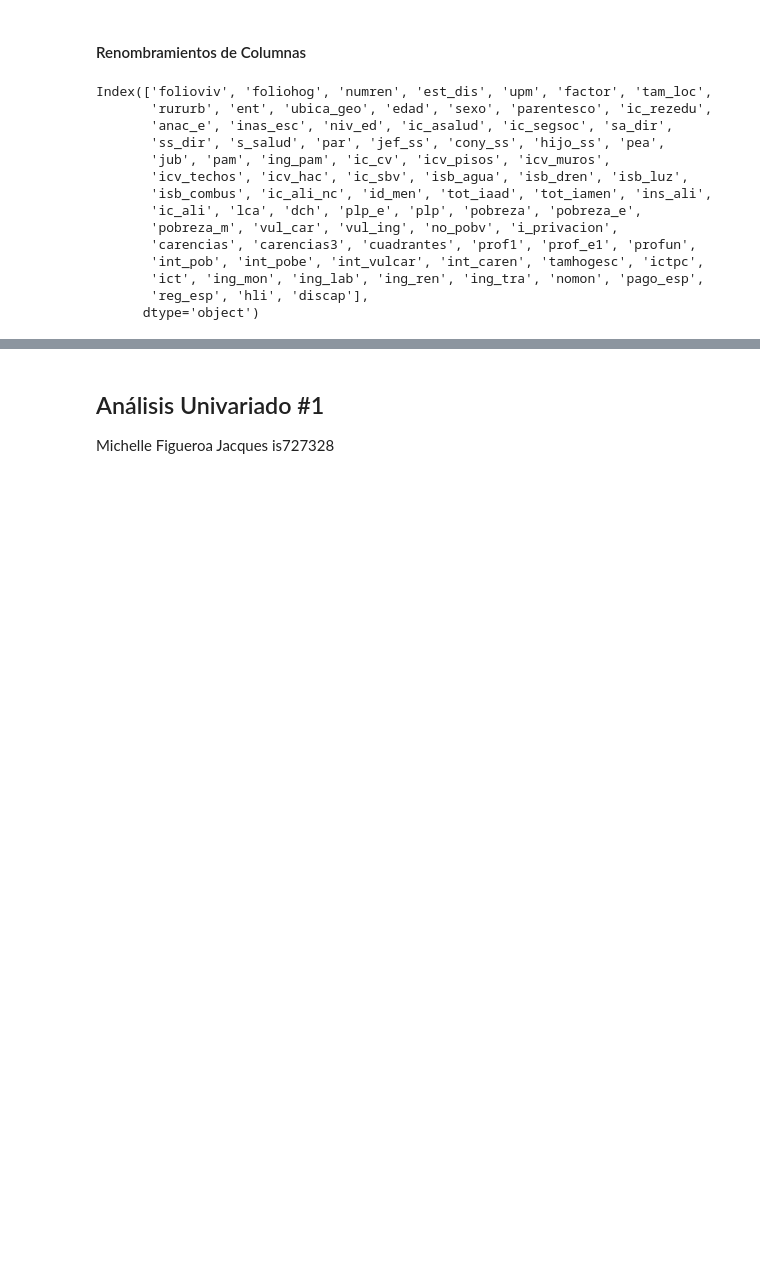
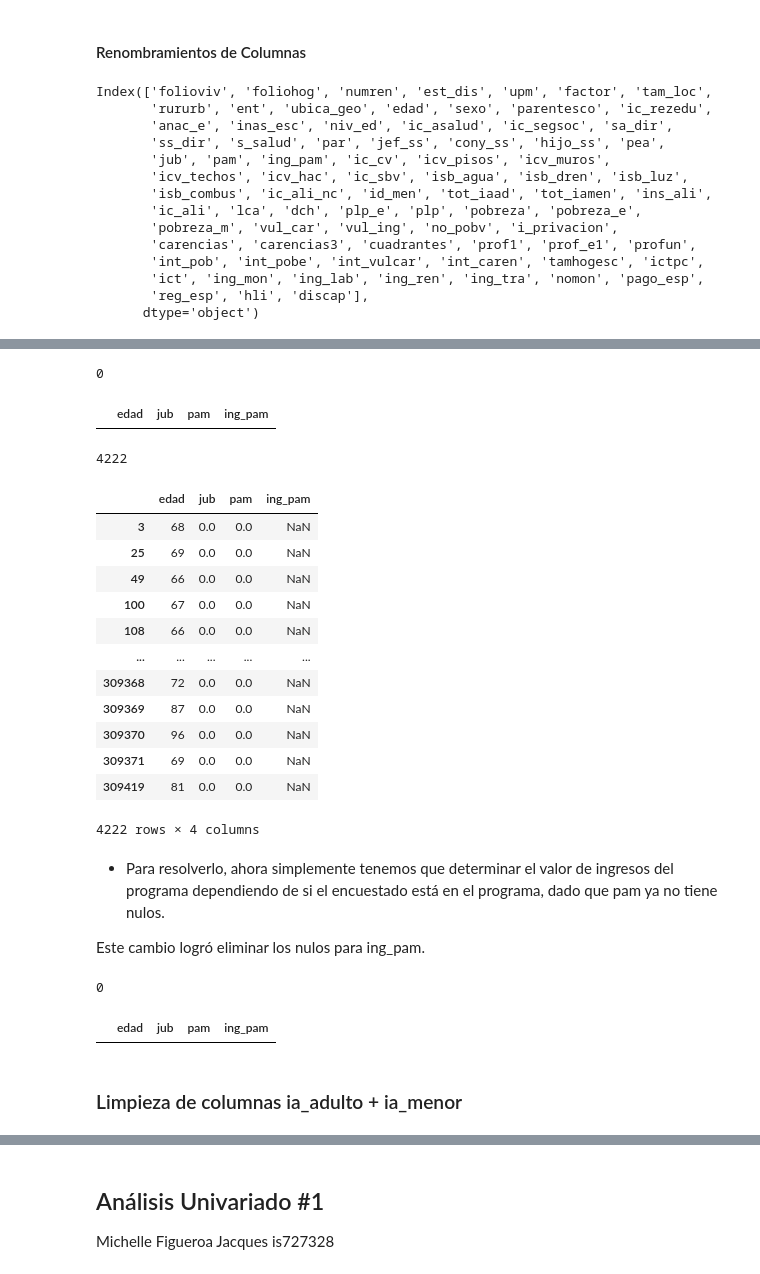
Before and after one commit to Sofia-VA/Proyecto-PAD, a Jupyter notebook: E1/EDA_Univariable.ipynb, the cells around one changed output, grey strips where cells are left out. Saved outputs shown, nothing was run; the diff lists cells and outputs as text; code cells hidden in the pictures; blank space fills up the shorter version.

```diff
--- a/E1/EDA_Univariable.ipynb
+++ b/E1/EDA_Univariable.ipynb
@@ -256,7 +262,7 @@ Index(['folioviv', 'foliohog', 'numren', 'est_dis', 'upm', 'factor', 'tam_loc',
     # Permanecen iguales ['ent','est_dis','factor','rururb','tam_loc','ubica_geo','upm']
 # Información personal
     # Permanecen iguales:  ['discap','edad','jub','hli','pam','sexo','tamhogesc','parentesco']
-df.rename(
+df = df.rename(
     columns= {'anac_e':'a_nacim',
               'inas_esc':'ed_inas',
               'niv_ed':'ed_niv',
@@ -265,7 +271,7 @@ df.rename(
 )
 # Información de salud y seguro
         # Permanecen iguales:  ['ss_dir','par']
-df.rename(
+df = df.rename(
     columns= {'ins_ali':'ali_ins',
               'lca':'ali_lim',
               'dch':'ali_dieta',
@@ -278,7 +284,7 @@ df.rename(
 )
 # Información económica
         # Permanecen iguales:  ['ing_mon','ing_lab','ing_ren','ing_tra','ing_pam','pea',]
-df.rename(
+df = df.rename(
     columns= {'ict':'ing_t',
               'ictpc':'ing_t_pc',
               'nomon':'ing_nomon',
@@ -288,7 +294,7 @@ df.rename(
 )
 # Indicadores de carencias
         # Permanecen iguales:  ['ic_ali','ic_ali_nc','ic_rezedu','ic_segsoc','icv_pisos','icv_muros','icv_techos','icv_hac',]
-df.rename(
+df = df.rename(
     columns= {'carencias':'ic_1',
               'carencias3':'ic_3',
               'ic_asalud':'ic_salud_s',
@@ -302,7 +308,7 @@ df.rename(
 )
 # Otros indicadores y escalas
         # Permanecen iguales:  ['cuadrantes','int_pob','pobreza', 'pobreza_e','pobreza_m','vul_ing',]
-df.rename(
+df = df.rename(
     columns= {'tot_iaad':'ia_adulto',
               'tot_iamen':'ia_menor',
               'int_pobe':'int_pob_e',
@@ -345,0 +379,42 @@ memory usage: 186.6 MB
+# %%
+# Si la edad es menor de 65, pam e ing_pam serán igual a 0
+df.loc[df['edad'] < 65, ['pam', 'ing_pam']] = 0,0
+# PAM
+df.isnull().sum()['pam']
+df[df['pam'].isna()][["edad","jub","pam","ing_pam"]]
+# %% [output]
+0
+|  | edad | jub | pam | ing_pam |
+# %%
+# ING PAM
+df.isnull().sum()['ing_pam']
+df[df['ing_pam'].isna()][["edad","jub","pam","ing_pam"]]
+# %% [output]
+4222
+|  | edad | jub | pam | ing_pam |
+| 3 | 68 | 0.0 | 0.0 | NaN |
+| 25 | 69 | 0.0 | 0.0 | NaN |
+| 49 | 66 | 0.0 | 0.0 | NaN |
+| 100 | 67 | 0.0 | 0.0 | NaN |
+| 108 | 66 | 0.0 | 0.0 | NaN |
+| ... | ... | ... | ... | ... |
+| 309368 | 72 | 0.0 | 0.0 | NaN |
+| 309369 | 87 | 0.0 | 0.0 | NaN |
+| 309370 | 96 | 0.0 | 0.0 | NaN |
+| 309371 | 69 | 0.0 | 0.0 | NaN |
+| 309419 | 81 | 0.0 | 0.0 | NaN |
+4222 rows × 4 columns
+# %% [markdown]
+* Para resolverlo, ahora simplemente tenemos que determinar el valor de ingresos del programa dependiendo de si el encuestado está en el programa, dado que pam ya no tiene nulos.
+
+Este cambio logró eliminar los nulos para ing_pam.
+# %%
+df.loc[df['pam'] == 0, ['ing_pam']] = 0
+# PAM
+df.isnull().sum()['ing_pam']
+df[df['ing_pam'].isna()][["edad","jub","pam","ing_pam"]]
+# %% [output]
+0
+|  | edad | jub | pam | ing_pam |
+# %% [markdown]
+### Limpieza de columnas ia_adulto + ia_menor
```
Also changed, not shown: parts of 52 cells of this notebook.
